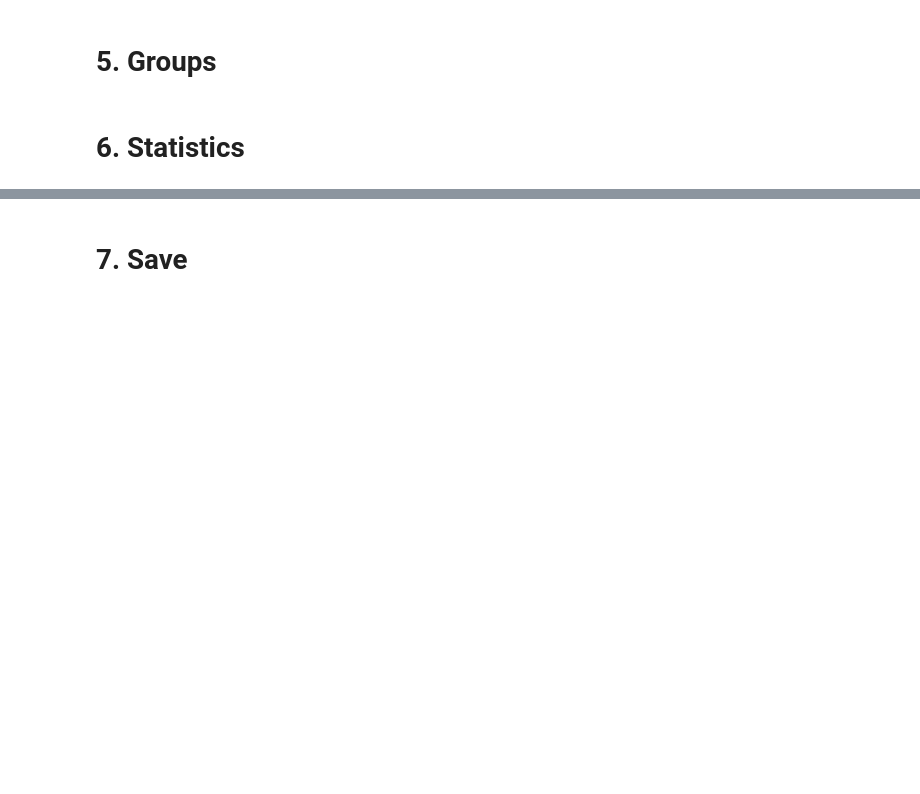
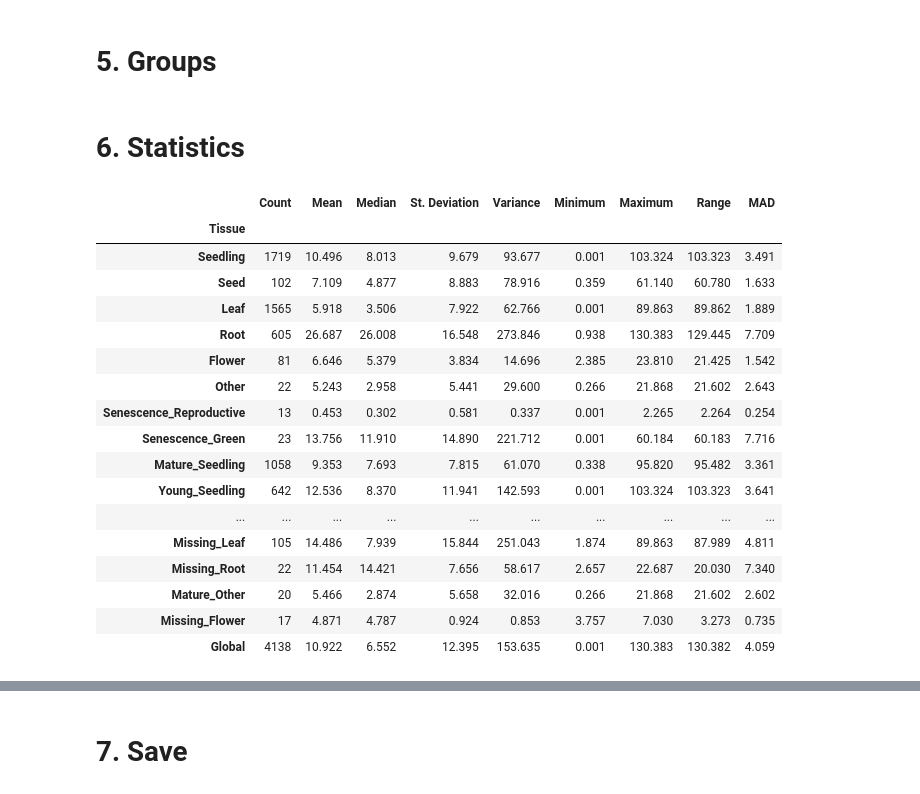
Before and after one commit to up4472/upolanc-thesis, a Jupyter notebook: notebook/nbp00-analysis.ipynb, the cells around one changed output, grey strips where cells are left out. Cells and saved outputs as stored; diff of their text form; code cells hidden in the pictures; blank space fills up the shorter version.

```diff
--- a/notebook/nbp00-analysis.ipynb
+++ b/notebook/nbp00-analysis.ipynb
@@ -544,15 +549,45 @@ for group in tissue_metadata['Group'].unique() :
 # %%
-# Compute statistics for global
+# Compute basic statistics
 
-transcripts = tissue_tpm.iloc[:, 0 ].values
+dataframes = [
+	analysis_statistics.generate_basic_statistics(
+		data       = tissue_tpm[samples_tissue[tissue]],
+		transcript = transcripts,
+		tissue     = tissue,
+		axis       = 1
+	)
 
-with warnings.catch_warnings() :
-	warnings.simplefilter('ignore')
+	for tissue in samples_tissue.keys()
+]
 
-	data = analysis_statistics.get_statistics_for(
-		dataframe   = tissue_tpm,
-		transcripts = transcripts,
-		group       = 'Global',
-		data        = None
+dataframes.append(
+	analysis_statistics.generate_basic_statistics(
+		data       = tissue_tpm,
+		transcript = transcripts,
+		tissue     = 'Global',
+		axis       = 1
 	)
+)
+
+statistic_basic = pandas.concat(dataframes).set_index(['Transcript', 'Tissue'])
+statistic_basic.xs('AT1G01010.1', level = 0)
+# %% [output]
+|  | Count | Mean | Median | St. Deviation | Variance | Minimum | Maximum | Range | MAD |
+| Tissue |  |  |  |  |  |  |  |  |  |
+| Seedling | 1719 | 10.496 | 8.013 | 9.679 | 93.677 | 0.001 | 103.324 | 103.323 | 3.491 |
+| Seed | 102 | 7.109 | 4.877 | 8.883 | 78.916 | 0.359 | 61.140 | 60.780 | 1.633 |
+| Leaf | 1565 | 5.918 | 3.506 | 7.922 | 62.766 | 0.001 | 89.863 | 89.862 | 1.889 |
+| Root | 605 | 26.687 | 26.008 | 16.548 | 273.846 | 0.938 | 130.383 | 129.445 | 7.709 |
+| Flower | 81 | 6.646 | 5.379 | 3.834 | 14.696 | 2.385 | 23.810 | 21.425 | 1.542 |
+| Other | 22 | 5.243 | 2.958 | 5.441 | 29.600 | 0.266 | 21.868 | 21.602 | 2.643 |
+| Senescence_Reproductive | 13 | 0.453 | 0.302 | 0.581 | 0.337 | 0.001 | 2.265 | 2.264 | 0.254 |
+| Senescence_Green | 23 | 13.756 | 11.910 | 14.890 | 221.712 | 0.001 | 60.184 | 60.183 | 7.716 |
+| Mature_Seedling | 1058 | 9.353 | 7.693 | 7.815 | 61.070 | 0.338 | 95.820 | 95.482 | 3.361 |
+| Young_Seedling | 642 | 12.536 | 8.370 | 11.941 | 142.593 | 0.001 | 103.324 | 103.323 | 3.641 |
+| ... | ... | ... | ... | ... | ... | ... | ... | ... | ... |
+| Missing_Leaf | 105 | 14.486 | 7.939 | 15.844 | 251.043 | 1.874 | 89.863 | 87.989 | 4.811 |
+| Missing_Root | 22 | 11.454 | 14.421 | 7.656 | 58.617 | 2.657 | 22.687 | 20.030 | 7.340 |
+| Mature_Other | 20 | 5.466 | 2.874 | 5.658 | 32.016 | 0.266 | 21.868 | 21.602 | 2.602 |
+| Missing_Flower | 17 | 4.871 | 4.787 | 0.924 | 0.853 | 3.757 | 7.030 | 3.273 | 0.735 |
+| Global | 4138 | 10.922 | 6.552 | 12.395 | 153.635 | 0.001 | 130.383 | 130.382 | 4.059 |
 # %%
```
Also changed, not shown: parts of 7 cells of this notebook, 8 other files.
